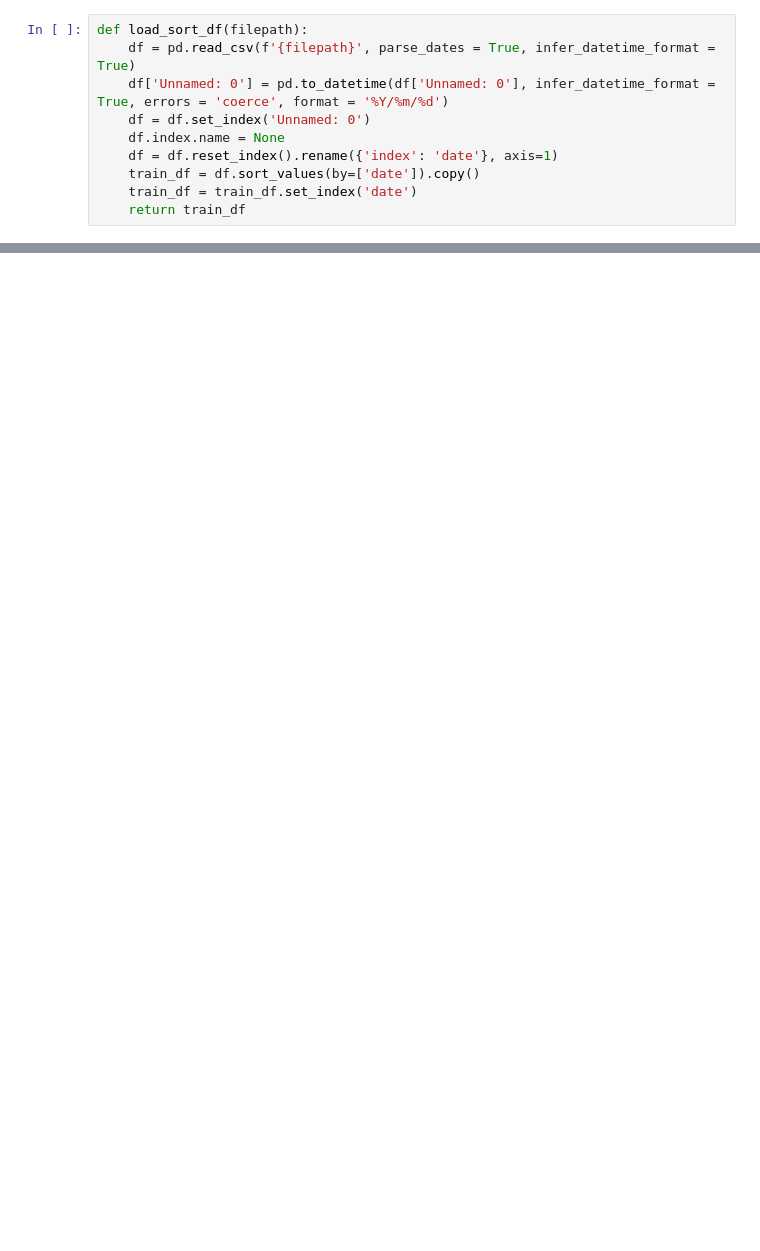
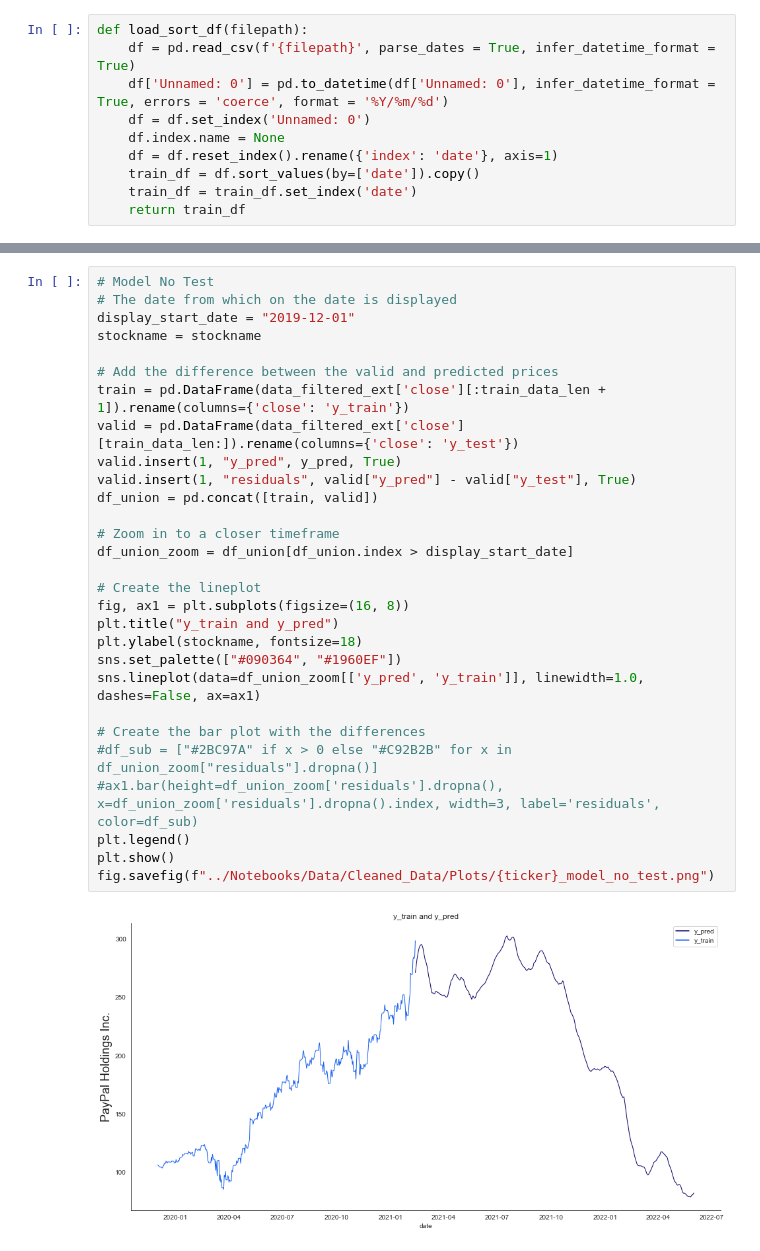
Before and after one commit to JoeHGeoghegan/P2G2-ProjectGit, a Jupyter notebook: Notebooks/lstm_solo.ipynb, the cells around one changed output, grey strips where cells are left out. Drawn from its saved outputs; the diff is of its cells as text; blank space fills up the shorter version.

```diff
--- a/Notebooks/lstm_solo.ipynb
+++ b/Notebooks/lstm_solo.ipynb
@@ -124,0 +291,31 @@ TypeError: unsupported operand type(s) for -: 'int' and 'str'
+# %%
+# Model No Test
+# The date from which on the date is displayed
+display_start_date = "2019-12-01"
+stockname = stockname
+
+# Add the difference between the valid and predicted prices
+train = pd.DataFrame(data_filtered_ext['close'][:train_data_len + 1]).rename(columns={'close': 'y_train'})
+valid = pd.DataFrame(data_filtered_ext['close'][train_data_len:]).rename(columns={'close': 'y_test'})
+valid.insert(1, "y_pred", y_pred, True)
+valid.insert(1, "residuals", valid["y_pred"] - valid["y_test"], True)
+df_union = pd.concat([train, valid])
+
+# Zoom in to a closer timeframe
+df_union_zoom = df_union[df_union.index > display_start_date]
+
+# Create the lineplot
+fig, ax1 = plt.subplots(figsize=(16, 8))
+plt.title("y_train and y_pred")
+plt.ylabel(stockname, fontsize=18)
+sns.set_palette(["#090364", "#1960EF"])
+sns.lineplot(data=df_union_zoom[['y_pred', 'y_train']], linewidth=1.0, dashes=False, ax=ax1)
+
+# Create the bar plot with the differences
+#df_sub = ["#2BC97A" if x > 0 else "#C92B2B" for x in df_union_zoom["residuals"].dropna()]
+#ax1.bar(height=df_union_zoom['residuals'].dropna(), x=df_union_zoom['residuals'].dropna().index, width=3, label='residuals', color=df_sub)
+plt.legend()
+plt.show()
+fig.savefig(f"../Notebooks/Data/Cleaned_Data/Plots/{ticker}_model_no_test.png")
+# %% [output]
+[figure, added]
```
Also changed, not shown: parts of 18 cells of this notebook, 43 other files.
